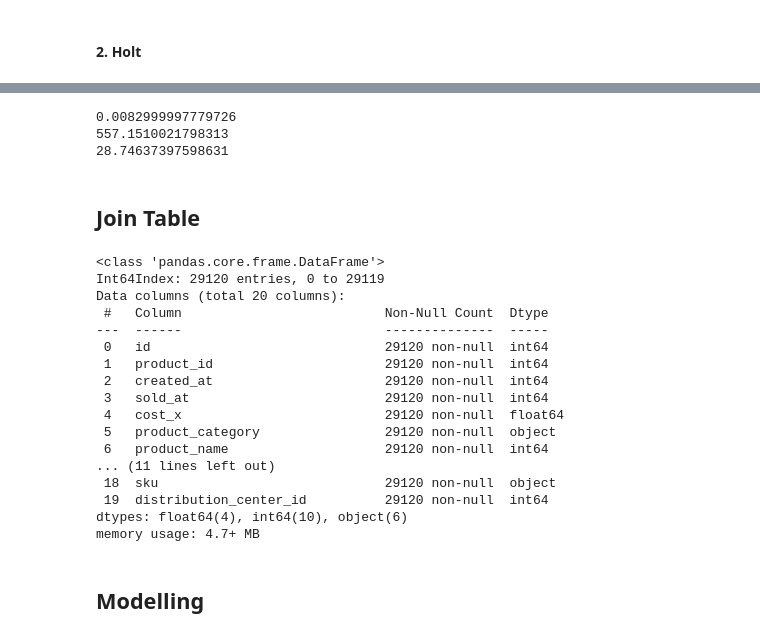
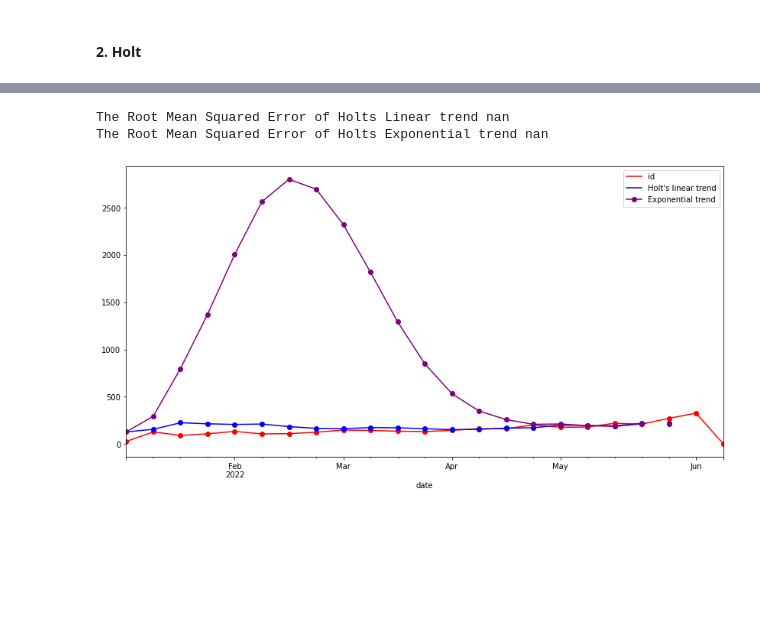
Before and after one commit to NabilahSharfina/Ruangguru-Bootcamp, a Jupyter notebook: Product_Time_Series_Forecasting.ipynb, the cells around one changed output, grey strips where cells are left out. Cells and saved outputs as stored; diff of their text form; code cells hidden in the pictures; blank space fills up the shorter version.

```diff
--- a/Product_Time_Series_Forecasting.ipynb
+++ b/Product_Time_Series_Forecasting.ipynb
@@ -1115,10 +348,0 @@ print(Y)
-# %%
-print(inv_items["cost"].min())
-print(inv_items["cost"].max())
-print(inv_items["cost"].mean())
-# %% [output]
-0.0082999997779726
-557.1510021798313
-28.74637397598631
-# %% [markdown]
-## Join Table
@@ -1128,22 +349,28 @@ inner_join = pd.merge(inv_items, products, on ='id', how ='inner')
-# %%
-inner_join.info()
-# %% [output]
-<class 'pandas.core.frame.DataFrame'>
-Int64Index: 29120 entries, 0 to 29119
-Data columns (total 20 columns):
- #   Column                          Non-Null Count  Dtype
----  ------                          --------------  -----
- 0   id                              29120 non-null  int64
- 1   product_id                      29120 non-null  int64
- 2   created_at                      29120 non-null  int64
- 3   sold_at                         29120 non-null  int64
- 4   cost_x                          29120 non-null  float64
- 5   product_category                29120 non-null  object
- 6   product_name                    29120 non-null  int64
-... (11 lines left out)
- 18  sku                             29120 non-null  object
- 19  distribution_center_id          29120 non-null  int64
-dtypes: float64(4), int64(10), object(6)
-memory usage: 4.7+ MB
-# %% [markdown]
-## Modelling
+# %%
+from statsmodels.tsa.api import Holt
+
+def holt(y,y_to_train,y_to_test,smoothing_level,smoothing_slope, predict_date):
+    y.plot(marker='o', color='red', legend=True, figsize=(14, 7))
+
+    fit1 = Holt(y_to_train).fit(smoothing_level, smoothing_slope, optimized=False)
+    fcast1 = fit1.forecast(predict_date).rename("Holt's linear trend")
+    mse1 = ((fcast1 - y_to_test) ** 2).mean()
+    print('The Root Mean Squared Error of Holt''s Linear trend {}'.format(round(np.sqrt(mse1), 2)))
+
+    fit2 = Holt(y_to_train, exponential=True).fit(smoothing_level, smoothing_slope, optimized=False)
+    fcast2 = fit2.forecast(predict_date).rename("Exponential trend")
+    mse2 = ((fcast2 - y_to_test) ** 2).mean()
+    print('The Root Mean Squared Error of Holt''s Exponential trend {}'.format(round(np.sqrt(mse2), 2)))
+
+    fit1.fittedvalues.plot(marker="o", color='blue')
+    fcast1.plot(color='blue', marker="o", legend=True)
+    fit2.fittedvalues.plot(marker="o", color='purple')
+    fcast2.plot(color='purple', marker="o", legend=True)
+
+    plt.show()
+
+holt(y, y_to_train, y_to_val, 0.6, 0.2, predict_date)
+# %% [output]
+The Root Mean Squared Error of Holts Linear trend nan
+The Root Mean Squared Error of Holts Exponential trend nan
+[figure, added]
```
Also changed, not shown: parts of 91 cells of this notebook.
